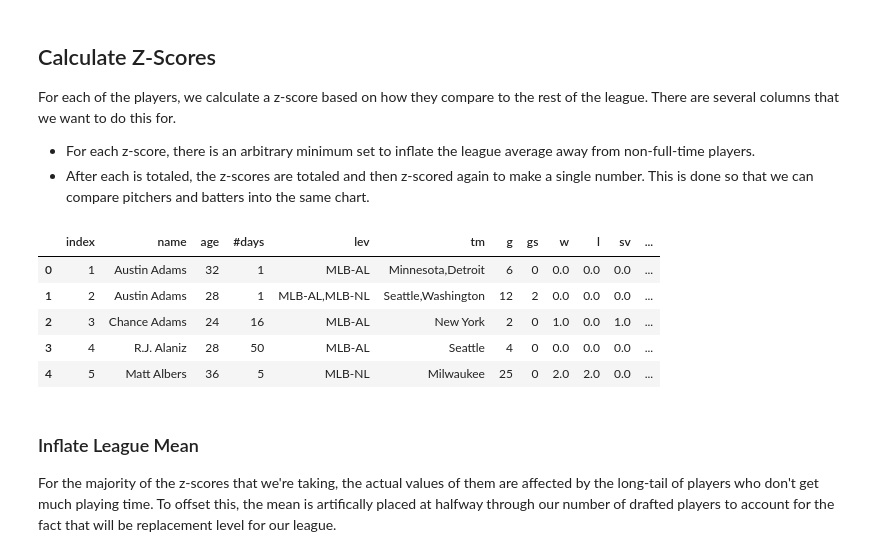
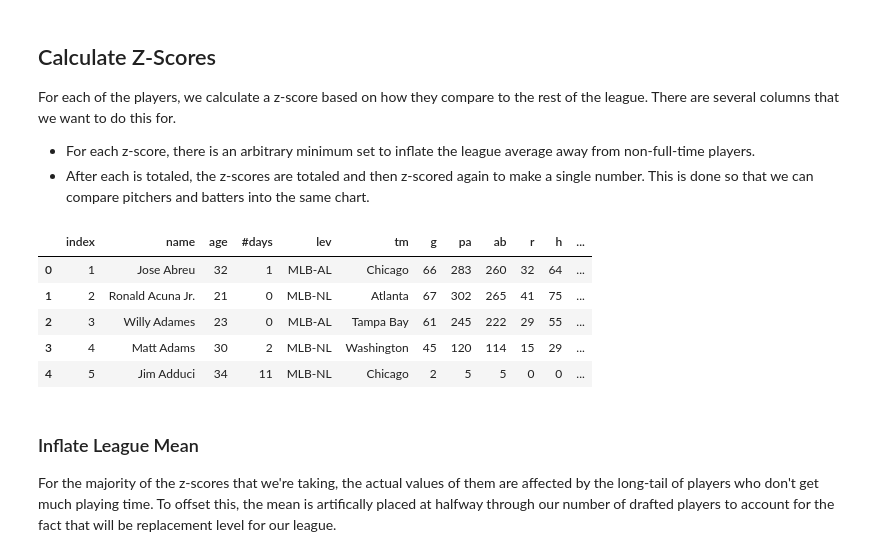
Before and after one commit to zmsy/notebooks, a Jupyter notebook: Player Z-scores.ipynb, the cells around one changed output. Cells and saved outputs as stored; diff of their text form; code cells hidden in the pictures.

```diff
--- a/Player Z-scores.ipynb
+++ b/Player Z-scores.ipynb
@@ -68,14 +68,14 @@ dfpa.fillna(0, inplace=True)
 dfba.fillna(0, inplace=True)
 print()
 # %%
-dfpa.head(5)
+dfba.head(5)
 # %% [output]
-|  | index | name | age | #days | lev | tm | g | gs | w | l | sv | ... |
-| 0 | 1 | Austin Adams | 32 | 1 | MLB-AL | Minnesota,Detroit | 6 | 0 | 0.0 | 0.0 | 0.0 | ... |
-| 1 | 2 | Austin Adams | 28 | 1 | MLB-AL,MLB-NL | Seattle,Washington | 12 | 2 | 0.0 | 0.0 | 0.0 | ... |
-| 2 | 3 | Chance Adams | 24 | 16 | MLB-AL | New York | 2 | 0 | 1.0 | 0.0 | 1.0 | ... |
-| 3 | 4 | R.J. Alaniz | 28 | 50 | MLB-AL | Seattle | 4 | 0 | 0.0 | 0.0 | 0.0 | ... |
-| 4 | 5 | Matt Albers | 36 | 5 | MLB-NL | Milwaukee | 25 | 0 | 2.0 | 2.0 | 0.0 | ... |
+|  | index | name | age | #days | lev | tm | g | pa | ab | r | h | ... |
+| 0 | 1 | Jose Abreu | 32 | 1 | MLB-AL | Chicago | 66 | 283 | 260 | 32 | 64 | ... |
+| 1 | 2 | Ronald Acuna Jr. | 21 | 0 | MLB-NL | Atlanta | 67 | 302 | 265 | 41 | 75 | ... |
+| 2 | 3 | Willy Adames | 23 | 0 | MLB-AL | Tampa Bay | 61 | 245 | 222 | 29 | 55 | ... |
+| 3 | 4 | Matt Adams | 30 | 2 | MLB-NL | Washington | 45 | 120 | 114 | 15 | 29 | ... |
+| 4 | 5 | Jim Adduci | 34 | 11 | MLB-NL | Chicago | 2 | 5 | 5 | 0 | 0 | ... |
 # %%
 # create any calculated columns necessary
 dfb['k_pct'] = (dfb['so'] / dfb['ab']).round(2)
```
Also changed, not shown: parts of 4 cells of this notebook.
